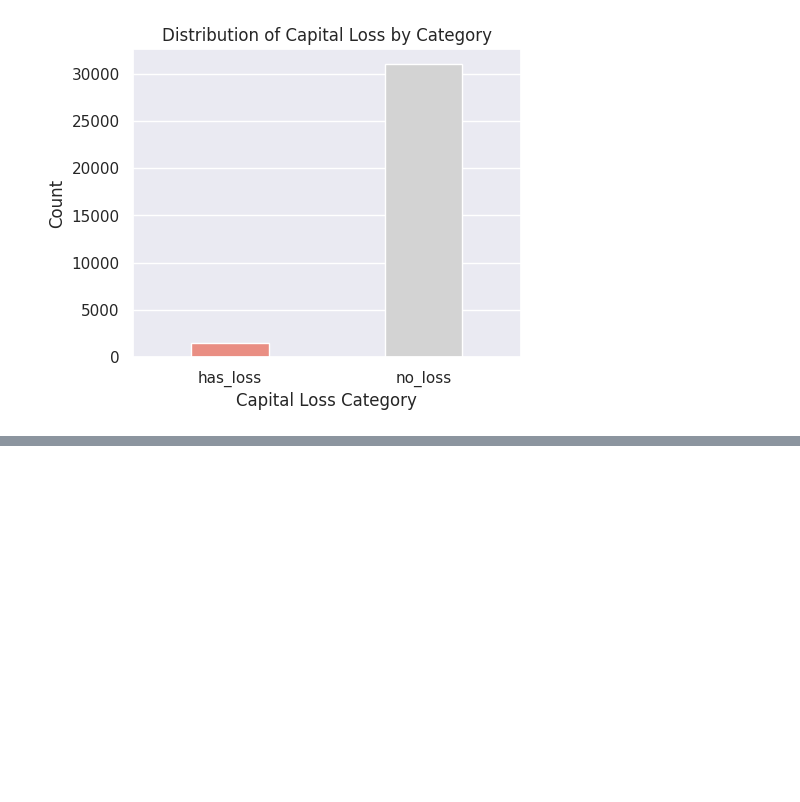
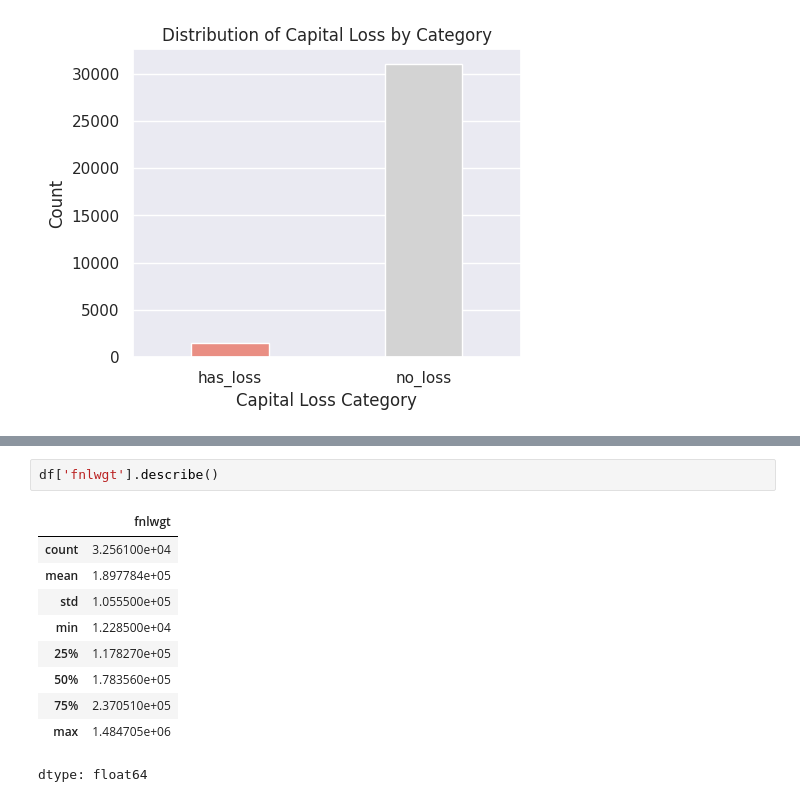
Before and after one commit to mostafa-zea/AAI614_-zeinalabidine-, a Jupyter notebook: AAI_614O_Project1_Mostafa_Z.ipynb, the cells around one changed output, grey strips where cells are left out. Cells and saved outputs as stored; diff of their text form; blank space fills up the shorter version.

```diff
--- a/AAI_614O_Project1_Mostafa_Z.ipynb
+++ b/AAI_614O_Project1_Mostafa_Z.ipynb
@@ -197,0 +214,13 @@ plt.show()
+# %%
+df['fnlwgt'].describe()
+# %% [output]
+|  | fnlwgt |
+| count | 3.256100e+04 |
+| mean | 1.897784e+05 |
+| std | 1.055500e+05 |
+| min | 1.228500e+04 |
+| 25% | 1.178270e+05 |
+| 50% | 1.783560e+05 |
+| 75% | 2.370510e+05 |
+| max | 1.484705e+06 |
+dtype: float64
```
Also changed, not shown: parts of 24 cells of this notebook.
